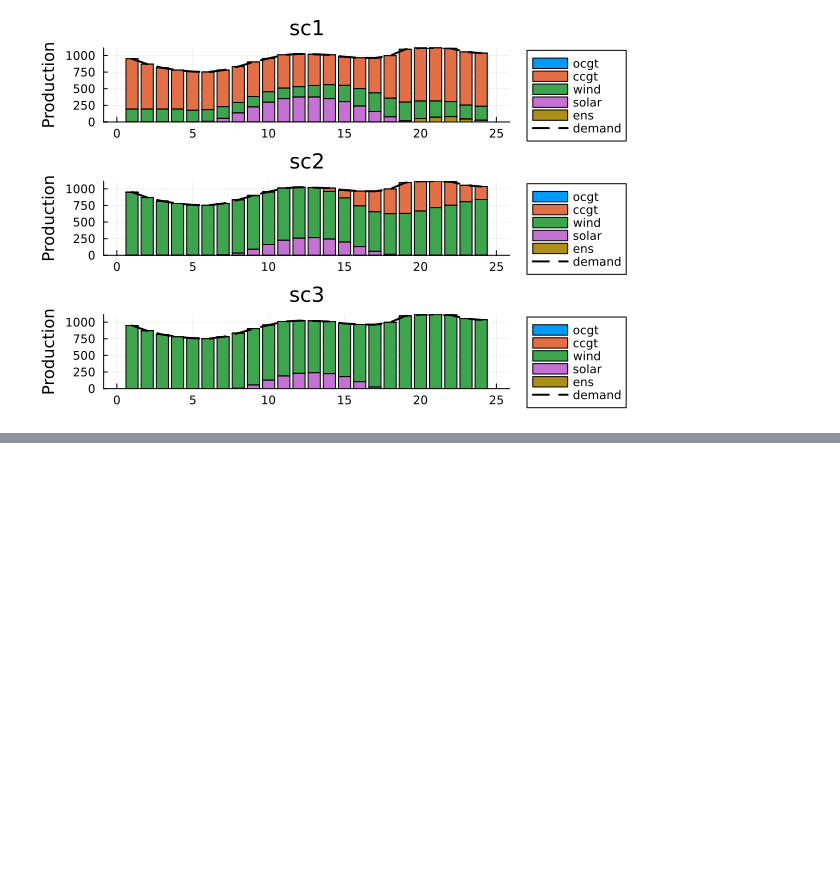
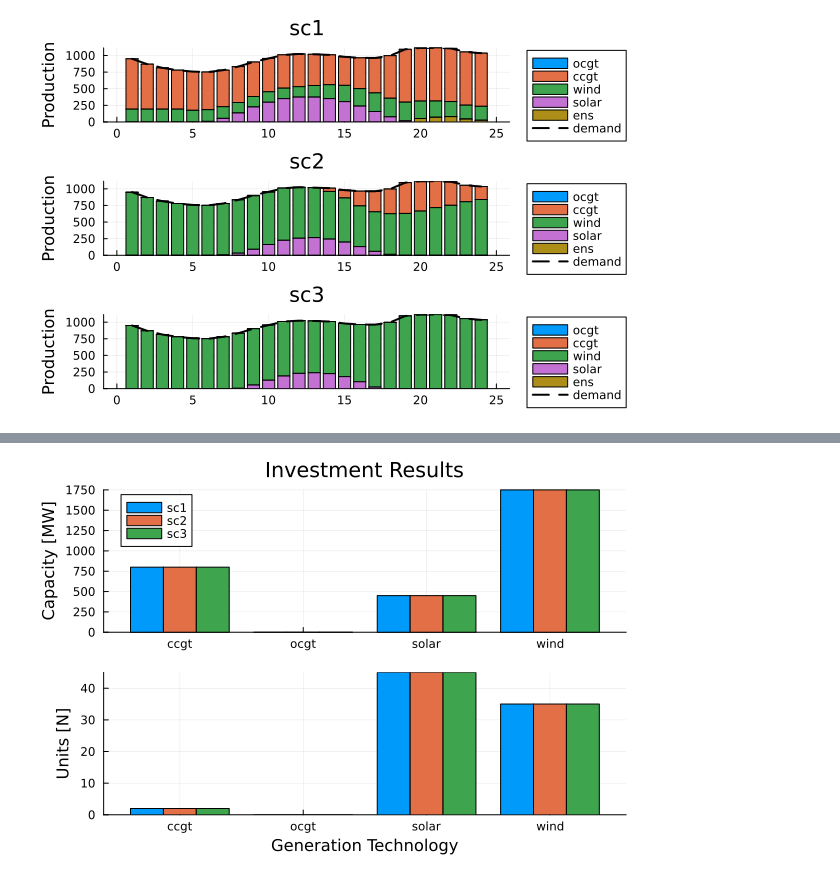
Before and after one commit to datejada/generation-expansion-planning-models-jump, a Jupyter notebook: Stochastic-GEP-two-stage-nb.ipynb, the cells around one changed output, grey strips where cells are left out. Drawn from its saved outputs; the diff is of its cells as text; code cells hidden in the pictures; blank space fills up the shorter version.

Commit message:
Add GEP explicit formulation

```diff
--- a/Stochastic-GEP-two-stage-nb.ipynb
+++ b/Stochastic-GEP-two-stage-nb.ipynb
@@ -159,0 +257,2 @@ save_two_stage_results_to_csv(output_folder, model)
+# %%
+explicit_model = create_and_solve_model_explicit_formulation(sets, params)
@@ -159,0 +292,4 @@ save_two_stage_results_to_csv(output_folder, model)
+# %%
+plot_two_stage_investment_explicit_formulation(explicit_model, sets, params)
+# %% [output]
+[figure, added]
```
Also changed, not shown: parts of 7 cells of this notebook, 6 other files.
